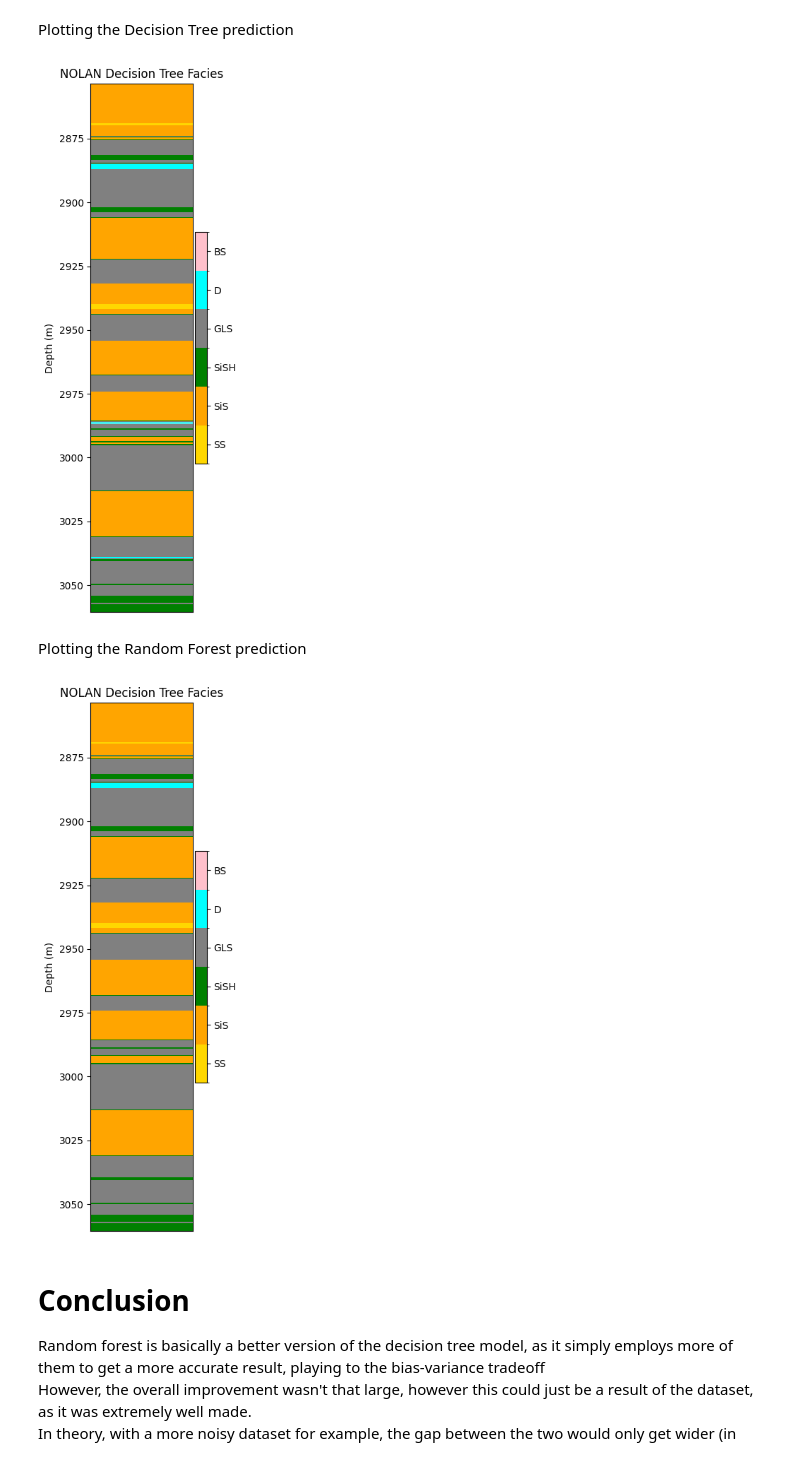
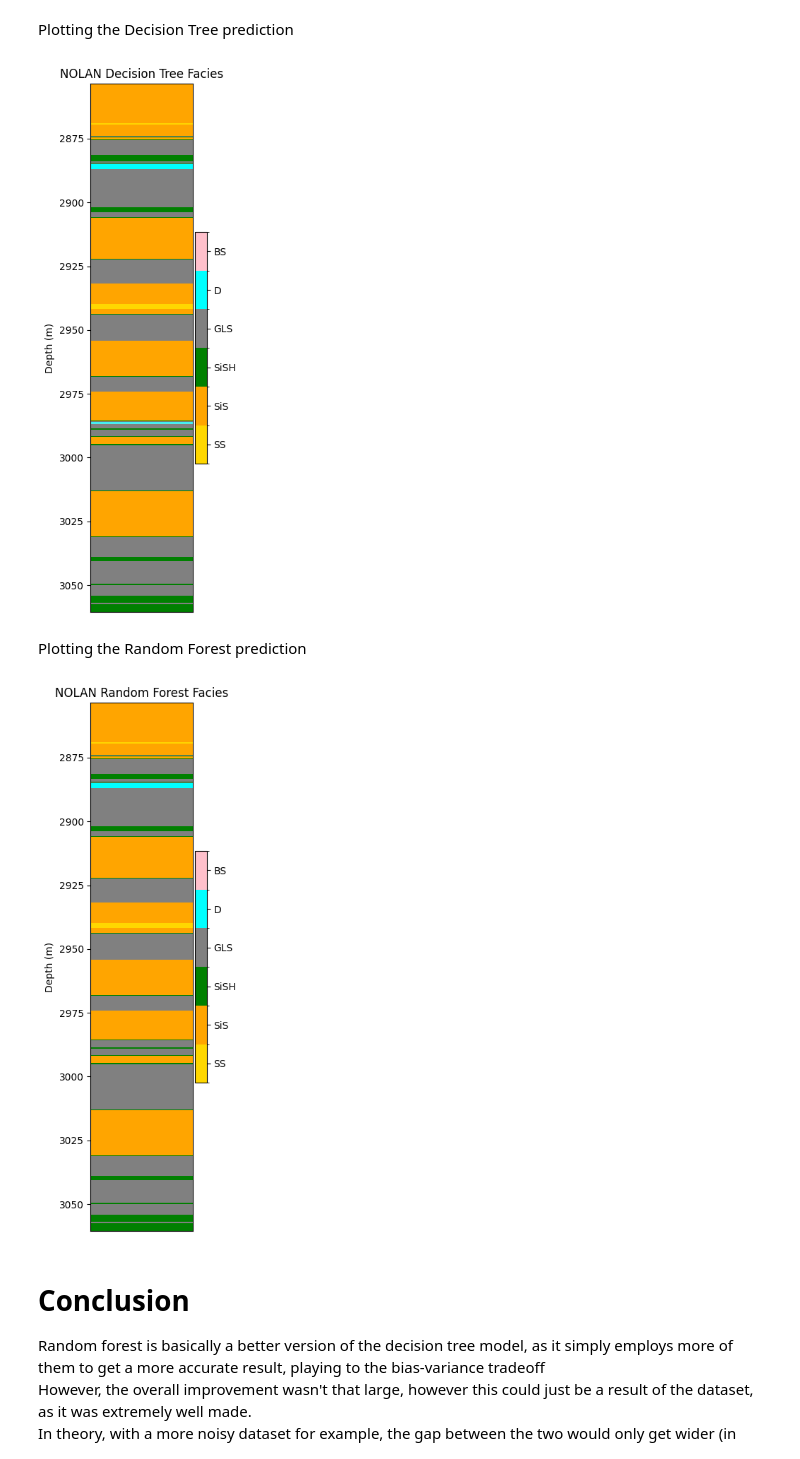
Before and after one commit to naoufaliennadi/smlfinalproject, a Jupyter notebook: mysupercoolproject.ipynb, the cells around one changed output. Cells and saved outputs as stored; diff of their text form; code cells hidden in the pictures.

Commit message:
fixed plot title

```diff
--- a/mysupercoolproject.ipynb
+++ b/mysupercoolproject.ipynb
@@ -216,6 +216,6 @@ params = {
     "min_samples_split":[i for i in range(2,5)],
     "max_features":[None,"log2","sqrt"]
 }
-gcv = GridSearchCV(DecisionTreeClassifier(),param_grid=params,cv=5,n_jobs=-1).fit(xtrain,ytrain)
+gcv = GridSearchCV(DecisionTreeClassifier(),param_grid=params,cv=5,n_jobs=-1).fit(features,labels)
 gcv.best_params_
 # %% [output]
@@ -250,7 +250,7 @@ params2 = {
     "min_samples_split":[i for i in range(2,4)],
     "max_features":[None,"log2","sqrt"]
 }
-gcv2 = GridSearchCV(RandomForestClassifier(),param_grid=params2,cv=5,n_jobs=-1).fit(xtrain,ytrain)
+gcv2 = GridSearchCV(RandomForestClassifier(),param_grid=params2,cv=5,n_jobs=-1).fit(features,labels)
 gcv2.best_params_
 # %% [output]
 {'criterion': 'log_loss',
@@ -316,14 +316,14 @@ Plotting the Decision Tree prediction
 dtdf = pd.DataFrame(features).join(pd.DataFrame({"Facies":model.predict(features)})).join(df[["Well Name","Depth"]])
 plotwell("NOLAN Decision Tree",dtdf["Depth"][dtdf["Well Name"]=="NOLAN"],dtdf["Facies"][dtdf["Well Name"]=="NOLAN"])
 # %% [output]
-[figure, old version]
+[figure, new version]
 # %% [markdown]
 Plotting the Random Forest prediction
 # %%
 rfdf = pd.DataFrame(features).join(pd.DataFrame({"Facies":model2.predict(features)})).join(df[["Well Name","Depth"]])
-plotwell("NOLAN Decision Tree",rfdf["Depth"][rfdf["Well Name"]=="NOLAN"],rfdf["Facies"][rfdf["Well Name"]=="NOLAN"])
+plotwell("NOLAN Random Forest",rfdf["Depth"][rfdf["Well Name"]=="NOLAN"],rfdf["Facies"][rfdf["Well Name"]=="NOLAN"])
 # %% [output]
-[figure, old version]
+[figure, new version]
 # %% [markdown]
 # Conclusion
 Random forest is basically a better version of the decision tree model, as it simply employs more of them to get a more accurate result, playing to the bias-variance tradeoff
```
Also changed, not shown: parts of 4 cells of this notebook.
